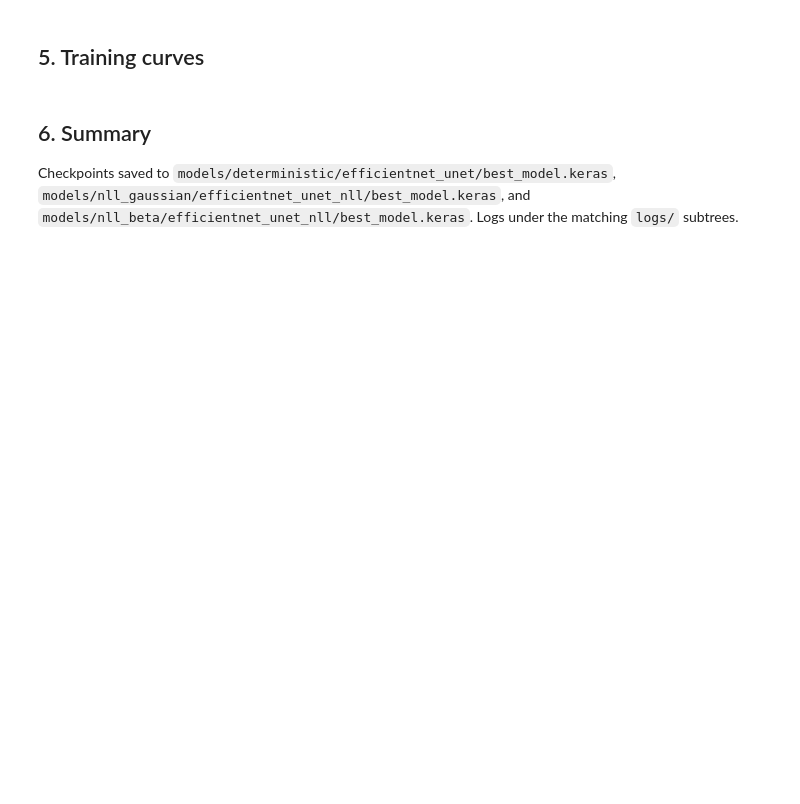
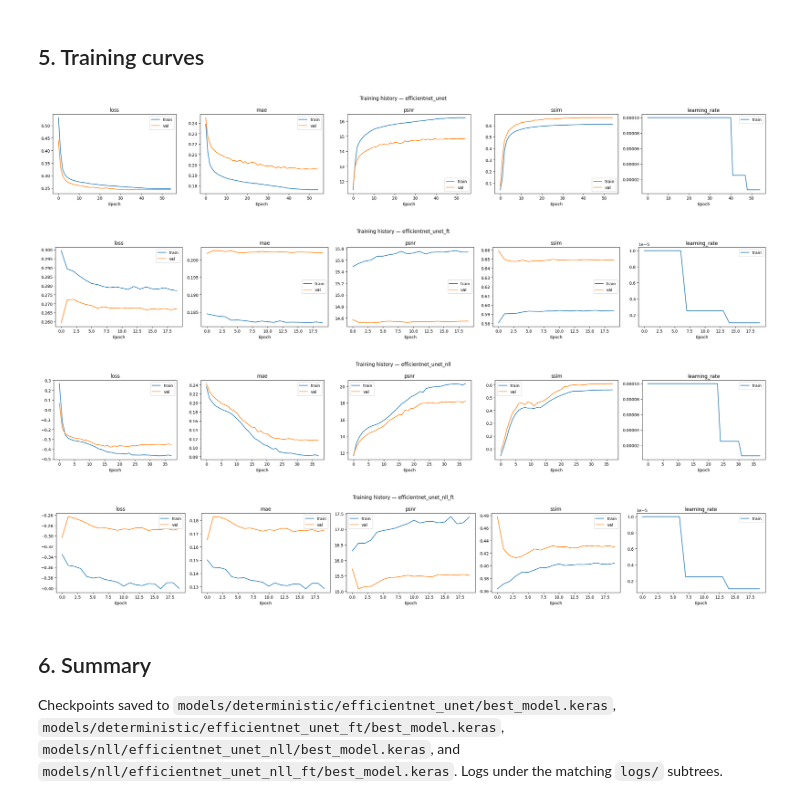
Before and after one commit to MarcoManduca/deep_layers, a Jupyter notebook: notebooks/022_training_efficientnet.ipynb, the cells around one changed output. Cells and saved outputs as stored; diff of their text form; code cells hidden in the pictures; blank space fills up the shorter version.

```diff
--- a/notebooks/022_training_efficientnet.ipynb
+++ b/notebooks/022_training_efficientnet.ipynb
@@ -187,36 +89,0 @@ trees so neither overwrites the other.
-# %%
-NLL_ARCH = "efficientnet_unet_nll"
-NLL_LOSSES = {"gaussian_nll": "nll_gaussian", "beta_nll": "nll_beta"}
-
-nll_histories: dict = {}
-
-for loss_name, tree in NLL_LOSSES.items():
-    print(f"\n{'=' * 60}")
-    print(f"  Architecture: {NLL_ARCH}  (loss: {loss_name})")
-    print(f"{'=' * 60}")
-
-    nll_model_dir = settings.MODELS_DIR / tree
-    nll_log_dir = settings.LOGS_DIR / tree
-
-    model = get_model_nll(NLL_ARCH)
-    model = compile_model_nll(
-        model,
-        lr=settings.LEARNING_RATE,
-        loss_name=loss_name,
-        beta=settings.NLL_BETA,
-    )
-    model.summary(line_length=80)
-
-    callbacks = get_callbacks(NLL_ARCH, log_dir=nll_log_dir, model_dir=nll_model_dir)
-
-    history = model.fit(
-        train_ds,
-        validation_data=val_ds,
-        epochs=EPOCHS,
-        callbacks=callbacks,
-        verbose=1,
-    )
-    nll_histories[loss_name] = history.history
-
-    best_val_loss = min(history.history["val_loss"])
-    print(f"\nBest val_loss ({NLL_ARCH}, {loss_name}): {best_val_loss:.4f}")
@@ -225,19 +397,23 @@ for loss_name, tree in NLL_LOSSES.items():
 # %%
 for arch, history in det_histories.items():
     plot_training_curves(history, title=f"Training history — {arch}")
     plt.show()
 
-for loss_name, history in nll_histories.items():
-    plot_training_curves(
-        history, title=f"Training history — {NLL_ARCH} ({loss_name})"
-    )
+for arch, history in nll_histories.items():
+    plot_training_curves(history, title=f"Training history — {arch}")
     plt.show()
+# %% [output]
+[figure, added]
+[figure, added]
+[figure, added]
+[figure, added]
 # %% [markdown]
 ## 6. Summary
 
 Checkpoints saved to `models/deterministic/efficientnet_unet/best_model.keras`,
-`models/nll_gaussian/efficientnet_unet_nll/best_model.keras`, and
-`models/nll_beta/efficientnet_unet_nll/best_model.keras`. Logs under the
+`models/deterministic/efficientnet_unet_ft/best_model.keras`,
+`models/nll/efficientnet_unet_nll/best_model.keras`, and
+`models/nll/efficientnet_unet_nll_ft/best_model.keras`. Logs under the
 matching `logs/` subtrees.
 # %%
 checks = [
```
Also changed, not shown: parts of 16 cells of this notebook, 21 other files.
